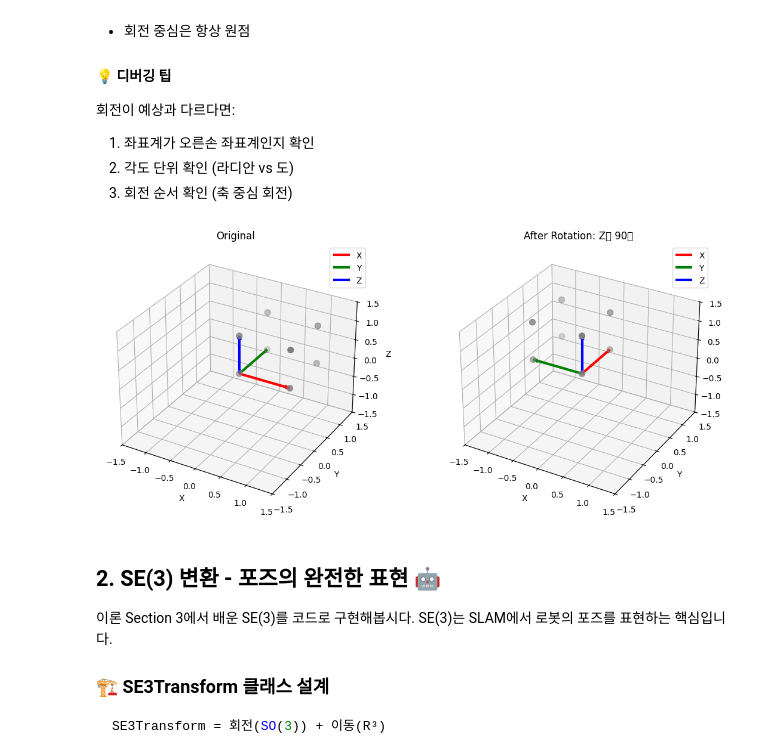
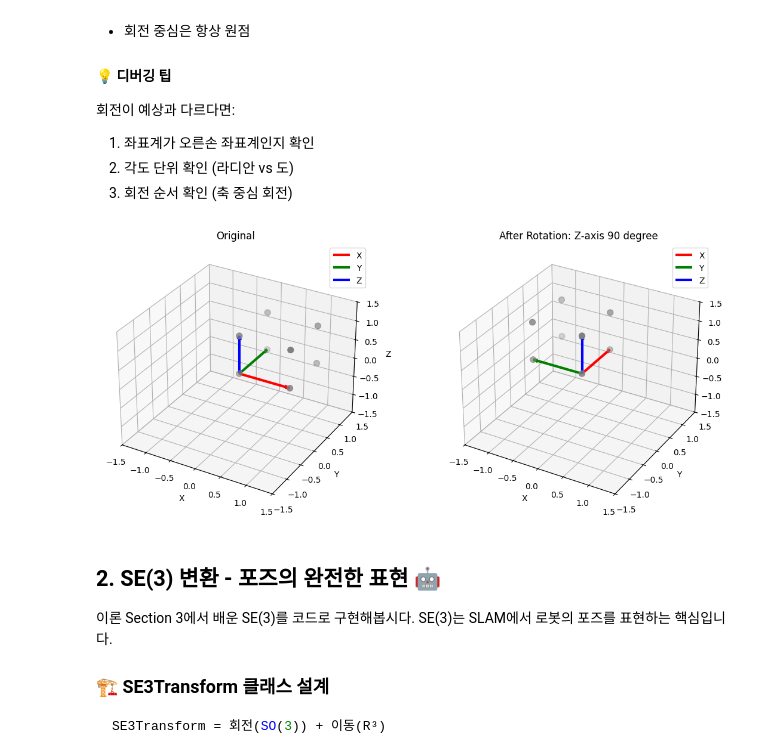
Before and after one commit to rkdals0131/Symforce, a Jupyter notebook: lib/nano-pgo/pgo101/chapter01_rotation_and_se3_basics.ipynb, the cells around one changed output. Saved outputs shown, nothing was run; the diff lists cells and outputs as text; code cells hidden in the pictures.

```diff
--- a/lib/nano-pgo/pgo101/chapter01_rotation_and_se3_basics.ipynb
+++ b/lib/nano-pgo/pgo101/chapter01_rotation_and_se3_basics.ipynb
@@ -260,38 +260,38 @@ def visualize_rotation(R, title="Rotation Visualization"):
     # 회전된 좌표축
     for i in range(3):
         ax2.quiver(0, 0, 0, axes_rotated[0, i], axes_rotated[1, i], axes_rotated[2, i],
                    color=colors[i], arrow_length_ratio=0.1, linewidth=3, label=labels[i])
 
     # 회전된 큐브
     cube_rotated = R @ cube_vertices
     ax2.scatter(cube_rotated[0], cube_rotated[1], cube_rotated[2], c='gray', s=50)
 
     # 축 설정
     for ax in [ax1, ax2]:
         ax.set_xlim([-1.5, 1.5])
         ax.set_ylim([-1.5, 1.5])
         ax.set_zlim([-1.5, 1.5])
         ax.set_xlabel('X')
         ax.set_ylabel('Y')
         ax.set_zlabel('Z')
         ax.legend()
 
     plt.tight_layout()
     plt.show()
 
 # 다양한 회전 시각화
 rotations = [
-    (np.array([0, 0, np.pi/2]), "Z축 90도"),
-    (np.array([np.pi/2, 0, 0]), "X축 90도"),
-    (np.array([0, np.pi/2, 0]), "Y축 90도"),
-    (np.array([np.pi/4, np.pi/4, 0]), "X,Y축 각각 45도")
+    (np.array([0, 0, np.pi/2]), "Z-axis 90 degree"),
+    (np.array([np.pi/2, 0, 0]), "X-axis 90 degree"),
+    (np.array([0, np.pi/2, 0]), "Y-axis 90 degree"),
+    (np.array([np.pi/4, np.pi/4, 0]), "X,Y-axis 45 degree")
 ]
 
 for rotvec, title in rotations[:1]:  # 첫 번째 예제만 표시
     R = rotvec_to_rotmat(rotvec)
     visualize_rotation(R, title)
 # %% [output]
-[figure, old version]
+[figure, new version]
 # %% [markdown]
 ## 2. SE(3) 변환 - 포즈의 완전한 표현 🤖
 
```
Also changed, not shown: parts of 4 cells of this notebook, 35 other files.
